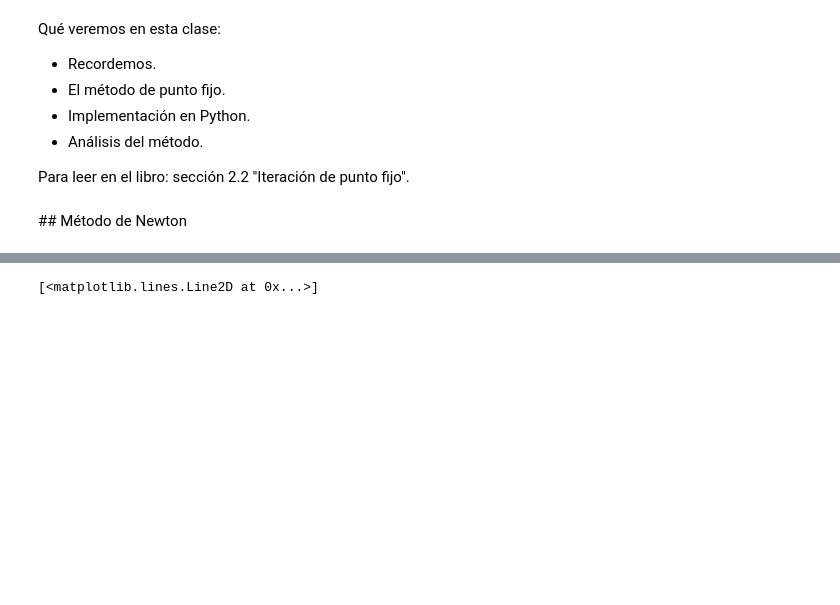
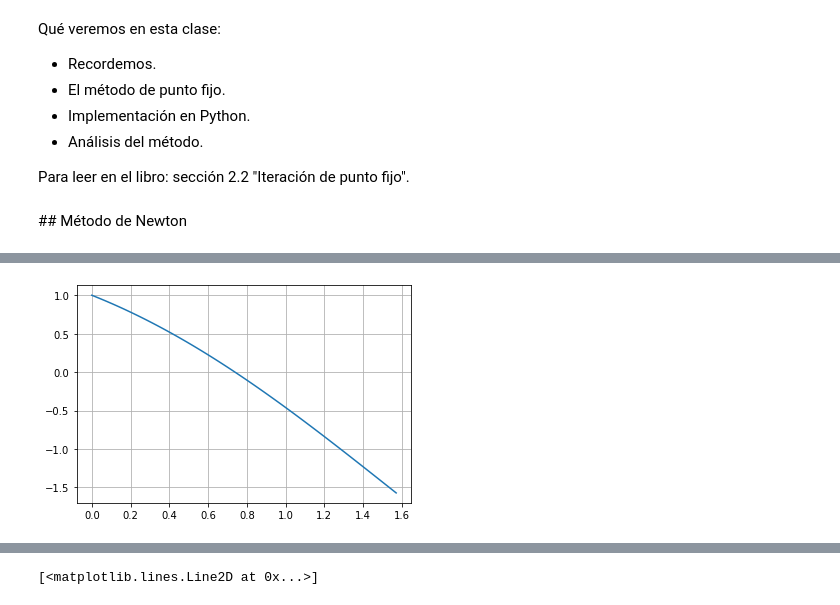
Before and after one commit to JorgeZuluaga/NotasMetodosNumericos, a Jupyter notebook: MN-CuadernoNotas-SolucionEcuaciones_MetodoNewtonSecante.ipynb, the cells around one changed output, grey strips where cells are left out. Cells and saved outputs as stored; diff of their text form; code cells hidden in the pictures; blank space fills up the shorter version.

```diff
--- a/MN-CuadernoNotas-SolucionEcuaciones_MetodoNewtonSecante.ipynb
+++ b/MN-CuadernoNotas-SolucionEcuaciones_MetodoNewtonSecante.ipynb
@@ -98,0 +92,10 @@ make: Leaving directory '/content/NotasMetodosNumericos'
+# %%
+import matplotlib.pyplot as plt
+import numpy as np
+
+x=np.linspace(0,np.pi/2,100)
+y=np.cos(x)-x
+plt.plot(x,y)
+plt.grid()
+# %% [output]
+[figure, added]
```
Also changed, not shown: parts of 14 cells of this notebook, 1 other file.
